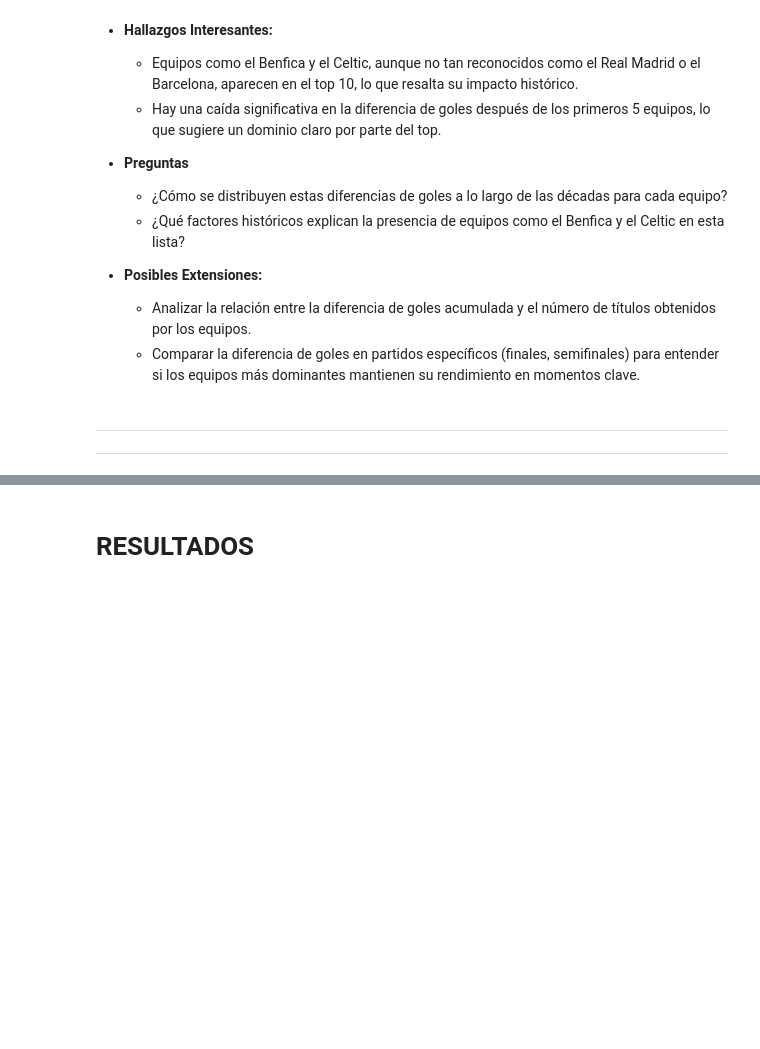
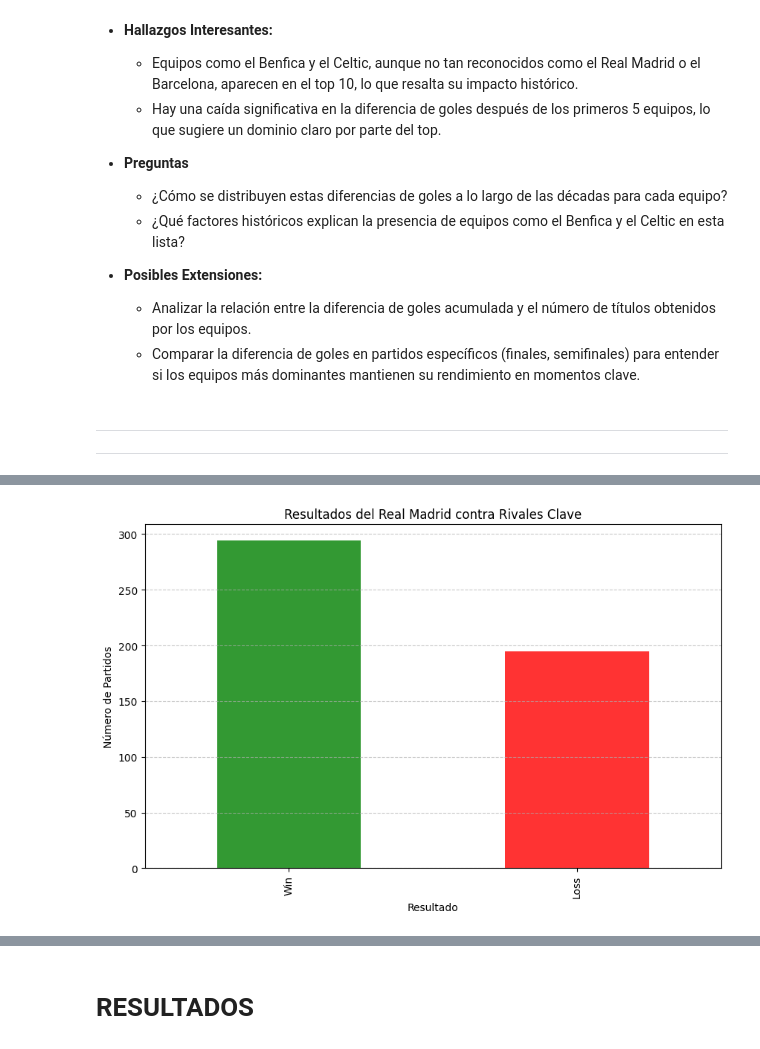
Before and after one commit to 27MarioGomez/ONLINE_DS_THEBRIDGE_27MarioGomez, a Jupyter notebook: Project_Break_I__EDA/EDA - CHAMPIONS LEAGUE/main.ipynb, the cells around one changed output, grey strips where cells are left out. Saved outputs shown, nothing was run; the diff lists cells and outputs as text; code cells hidden in the pictures; blank space fills up the shorter version.

```diff
--- a/Project_Break_I__EDA/EDA - CHAMPIONS LEAGUE/main.ipynb
+++ b/Project_Break_I__EDA/EDA - CHAMPIONS LEAGUE/main.ipynb
@@ -984,0 +1020,27 @@ plt.show()
+# %%
+# Rivales frecuentes en etapas avanzadas
+top_rivals = real_madrid_data.groupby('Team 2' if 'Real Madrid' in real_madrid_data['Team 1'].values else 'Team 1').size().nlargest(5)
+
+# Comparación de resultados contra rivales clave
+rivals_performance = real_madrid_data[real_madrid_data['Team 1'].isin(top_rivals.index) | real_madrid_data['Team 2'].isin(top_rivals.index)]
+rivals_performance['Result'] = np.where(
+    (rivals_performance['Team 1'] == 'Real Madrid') & (rivals_performance['Team 1 Goals'] > rivals_performance['Team 2 Goals']),
+    'Win',
+    np.where(
+        (rivals_performance['Team 2'] == 'Real Madrid') & (rivals_performance['Team 2 Goals'] > rivals_performance['Team 1 Goals']),
+        'Win',
+        'Loss'
+    )
+)
+results_summary = rivals_performance['Result'].value_counts()
+
+# Visualización de resultados contra rivales
+plt.figure(figsize=(10, 6))
+results_summary.plot(kind='bar', color=['green', 'red'], alpha=0.8)
+plt.title("Resultados del Real Madrid contra Rivales Clave")
+plt.ylabel("Número de Partidos")
+plt.xlabel("Resultado")
+plt.grid(axis='y', linestyle='--', alpha=0.7)
+plt.show()
+# %% [output]
+[figure, added]
```
Also changed, not shown: parts of 10 cells of this notebook, 1 other file.
